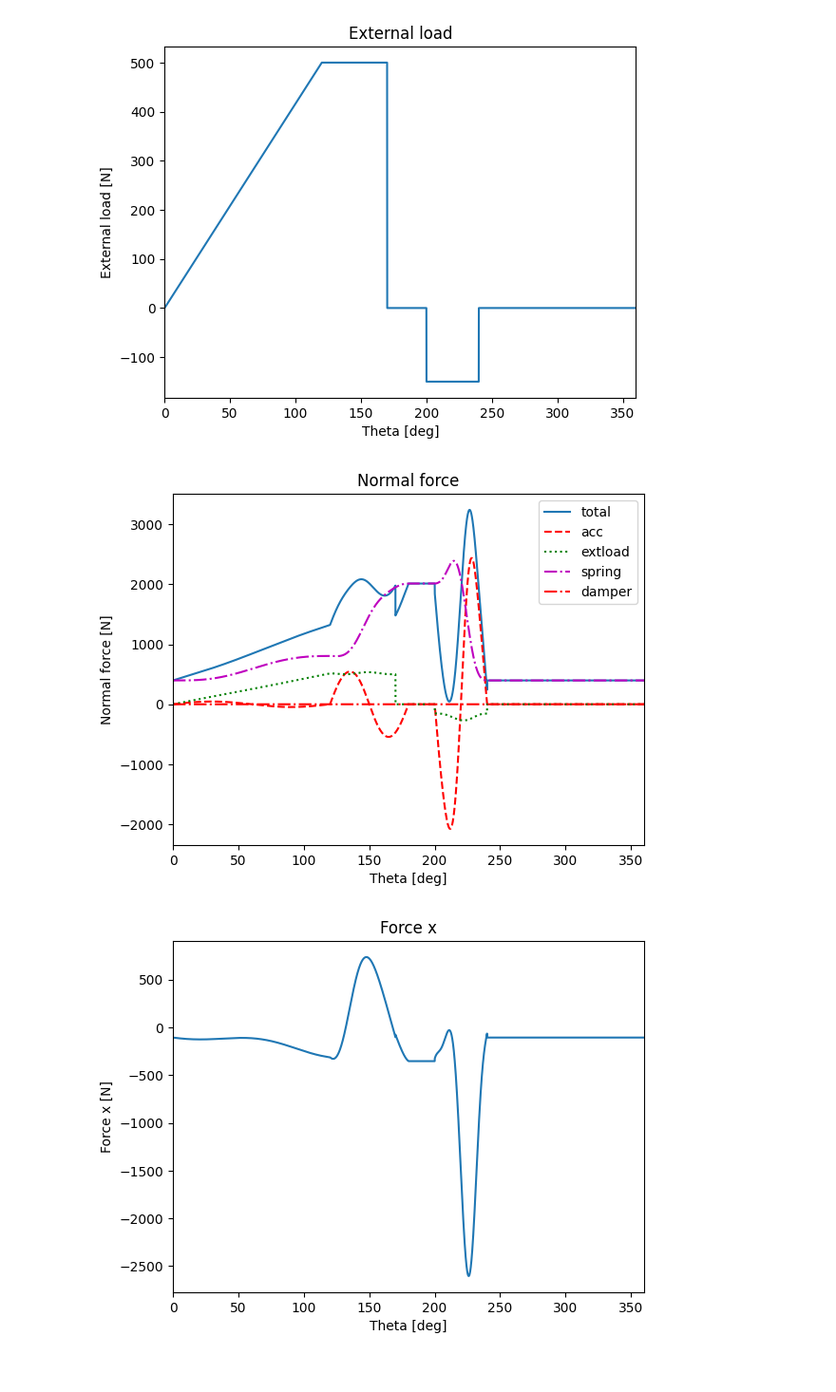
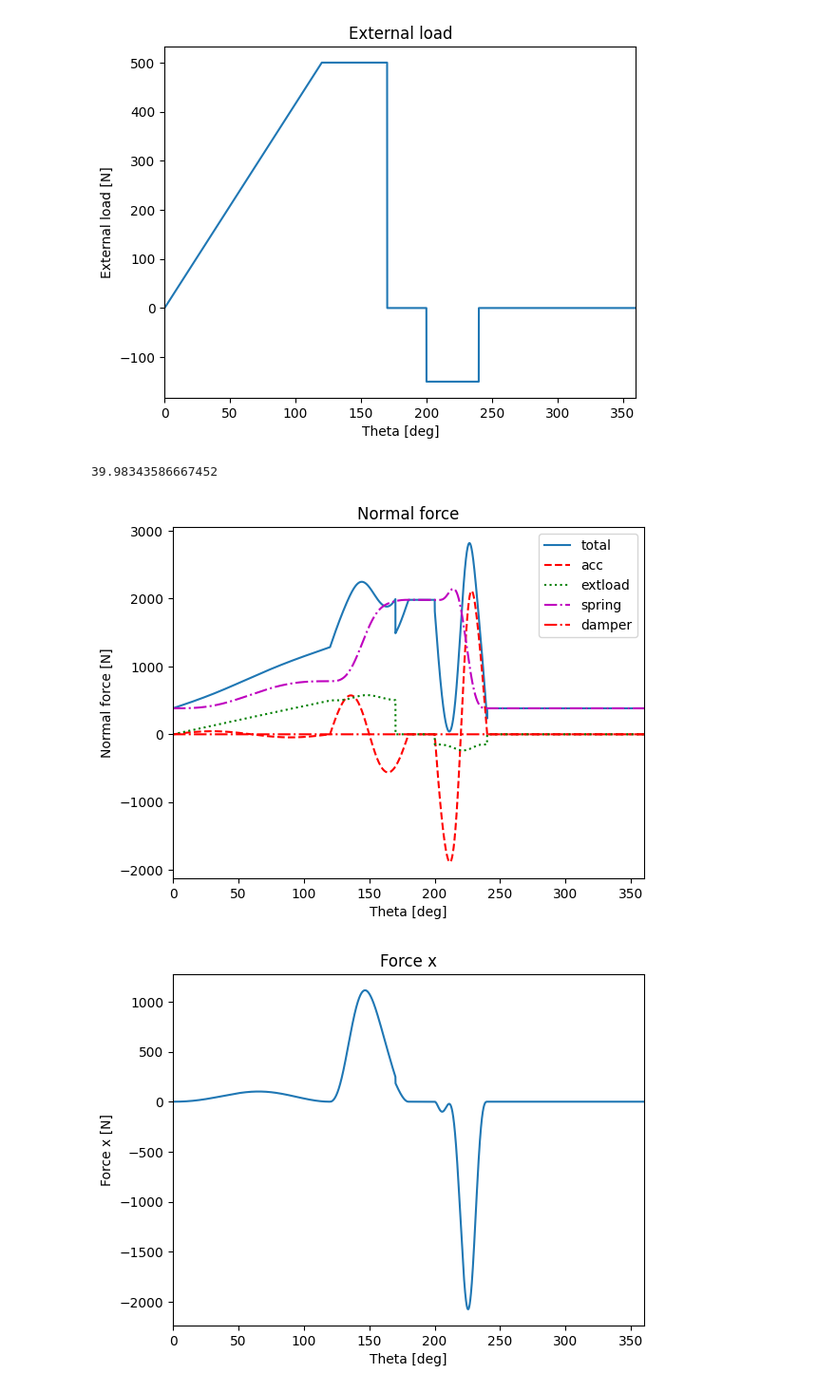
Before and after one commit to wiskiv1/ProjectBeweging, a Jupyter notebook: nokken.ipynb, the cells around one changed output. Shown at 95% size. Saved outputs shown, nothing was run; the diff lists cells and outputs as text; code cells hidden in the pictures.

```diff
--- a/nokken.ipynb
+++ b/nokken.ipynb
@@ -89,6 +101,7 @@ exc             = [] # excentricity in mm
 mass            = [] # equivalent mass in kg
 spring_constant = [] # spring constant in N/mm
 spring_preload  = [] # spring preload in N
+damping_constant = [] # damping constant in N/(m/s)
 rpm             = [] # rotations per minute of the cam
 omega           = [] # angular velocity of the cam in rad/s
 
@@ -459,17 +472,14 @@ def plotCamContour(base_radius,follower_radius,exc,theta,lift,pressure_angle,dth
     plt.grid(True)
     plt.title('Cam contour [mm]')
 
-def calculateForce(rpm,lift,spring_constant,damping_constant,spring_preload,pressure_angle,ext_load,mass,vel,acc):
+def calculateForce_acc_load_damper(rpm,damping_constant,pressure_angle,ext_load,mass,vel,acc):
     omega = rpm*2*np.pi/60
-    normalforce_spring = (lift*spring_constant+spring_preload)/np.cos(pressure_angle)
     normalforce_damper = (damping_constant*vel*(omega)/1000)/np.cos(pressure_angle)
     normalforce_load = ext_load/np.cos(pressure_angle)
     normalforce_acc = mass*acc/1000*(omega**2)/np.cos(pressure_angle)
-    normalforce_tot = normalforce_spring + normalforce_damper + normalforce_load + normalforce_acc
-    force_x = normalforce_tot * np.sin(pressure_angle)
-    force_y = normalforce_tot * np.cos(pressure_angle)
 
-    return normalforce_tot,normalforce_acc,normalforce_load,normalforce_spring,normalforce_damper,force_x,force_y
+
+    return normalforce_acc,normalforce_load,normalforce_damper
 
 def minimal_spring_constant(normalforce_load, normalforce_acc, normalforce_damper, spring_preload, lift, pressure_angle):
     spring_constant = 0.1
@@ -480,7 +490,19 @@ def minimal_spring_constant(normalforce_load, normalforce_acc, normalforce_dampe
             if new_spring_constant > spring_constant:
                 spring_constant = new_spring_constant
     return spring_constant
-minimal_spring_constant(normalforce_load, normalforce_acc, normalforce_damper, spring_preload, lift, pressure_angle)
+
+def calculateForce_spring(spring_constant, spring_preload, lift, pressure_angle):
+    normalforce_spring = (lift*spring_constant+spring_preload)/np.cos(pressure_angle)
+
+    return normalforce_spring
+
+def calculateForce_tot(normalforce_spring,normalforce_damper,normalforce_load,normalforce_acc, pressure_angle):
+    normalforce_tot = normalforce_spring + normalforce_damper + normalforce_load + normalforce_acc
+    force_x = normalforce_tot * np.sin(pressure_angle)
+    force_y = normalforce_tot * np.cos(pressure_angle)
+
+    return normalforce_tot,force_x,force_y
+
 
 def plotForces(theta_deg,normalforce_tot,normalforce_acc,normalforce_load,normalforce_spring,normalforce_damper,force_x,force_y):
     plt.figure()
@@ -649,9 +671,9 @@ From the plots above, we conclude that the follower radius $R_r$ must be smaller
 $45$ mm (segment 2) and $20$ mm (segment 3).  Let's choose $R_r = 15$ mm. And hence, the base radius of the cam is $R_0 - R_r = 60$ mm.
 # %%
 # Kinematics inputs
-base_radius     = 60
 follower_radius = 15
-exc = 20. # try 20 too, to see the difference
+base_radius     = R0 - follower_radius
+exc = 0. # try 20 too, to see the difference
 
 # Calculate pressure angle
 pressure_angle = calculatePressureAngle(vel,exc,base_radius,follower_radius,lift)
@@ -682,19 +704,24 @@ plotExternalLoad(theta_deg,ext_load)
 [figure]
 # %%
 # spring design
-
 # dynamic inputs
 mass            =  20
 damping_constant = 0.091
-spring_constant =  minimal_spring_constant(normalforce_load, normalforce_acc, normalforce_damper, spring_preload, lift, pressure_angle) +1
 spring_preload  = 383
 rpm             = 120
 
-# Calculate forces
-[normalforce_tot,normalforce_acc,normalforce_load,normalforce_spring,normalforce_damper,force_x,force_y] = calculateForce(rpm,lift,spring_constant,damping_constant,spring_preload,pressure_angle,ext_load,mass,vel,acc)
+# Calculated forces
+[normalforce_acc,normalforce_load,normalforce_damper] = calculateForce_acc_load_damper(rpm,damping_constant,pressure_angle,ext_load,mass,vel,acc)
+# Calculate spring constant
+spring_constant =  minimal_spring_constant(normalforce_load, normalforce_acc, normalforce_damper, spring_preload, lift, pressure_angle) +1
+print(spring_constant)
+# Calculate all forces
+normalforce_spring = calculateForce_spring(spring_constant, spring_preload, lift, pressure_angle)
+[normalforce_tot,force_x,force_y] = calculateForce_tot(normalforce_spring,normalforce_damper,normalforce_load,normalforce_acc, pressure_angle)
 # Plot forces
 plotForces(theta_deg,normalforce_tot,normalforce_acc,normalforce_load,normalforce_spring,normalforce_damper,force_x,force_y)
 # %% [output]
+39.98343586667452
-[figure, old version]
+[figure, new version]
-[figure, old version]
+[figure, new version]
 [figure]
```
Also changed, not shown: parts of 2 cells of this notebook, 1 other file.
